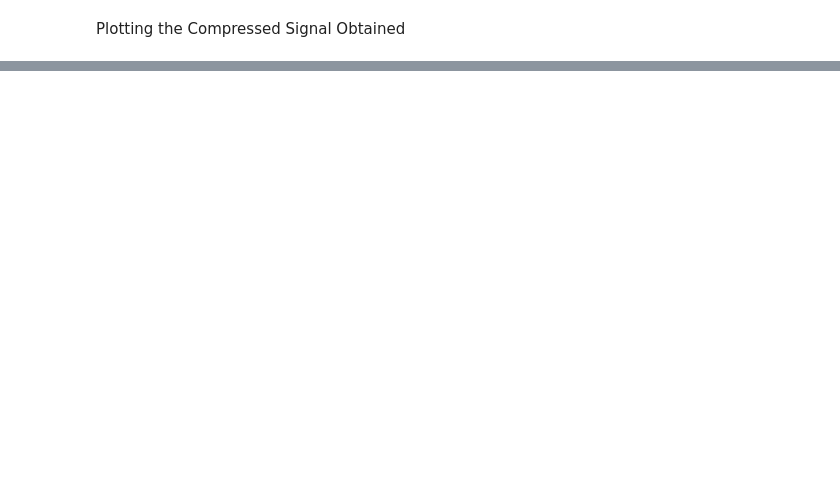
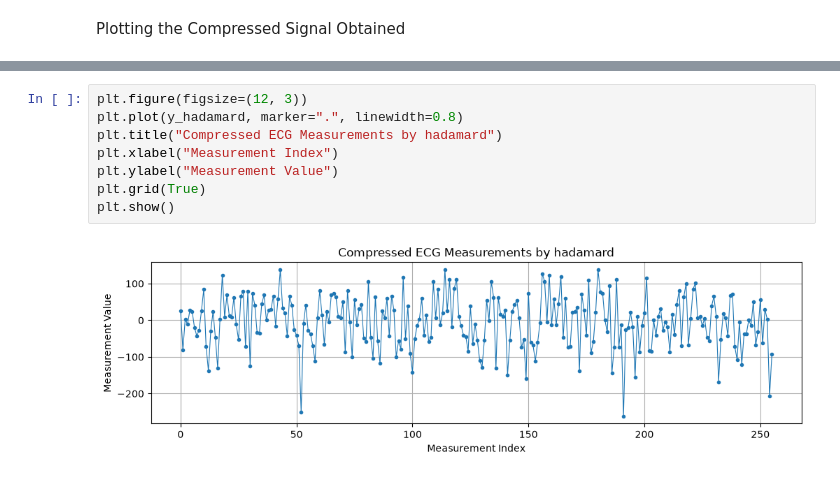
Before and after one commit to namishmahajan2005-arch/Compressed-Sensing, a Jupyter notebook: test.ipynb, the cells around one changed output, grey strips where cells are left out. Cells and saved outputs as stored; diff of their text form; blank space fills up the shorter version.

```diff
--- a/test.ipynb
+++ b/test.ipynb
@@ -300,0 +369,10 @@ plt.show()
+# %%
+plt.figure(figsize=(12, 3))
+plt.plot(y_hadamard, marker=".", linewidth=0.8)
+plt.title("Compressed ECG Measurements by hadamard")
+plt.xlabel("Measurement Index")
+plt.ylabel("Measurement Value")
+plt.grid(True)
+plt.show()
+# %% [output]
+[figure, added]
```
Also changed, not shown: parts of 8 cells of this notebook.
